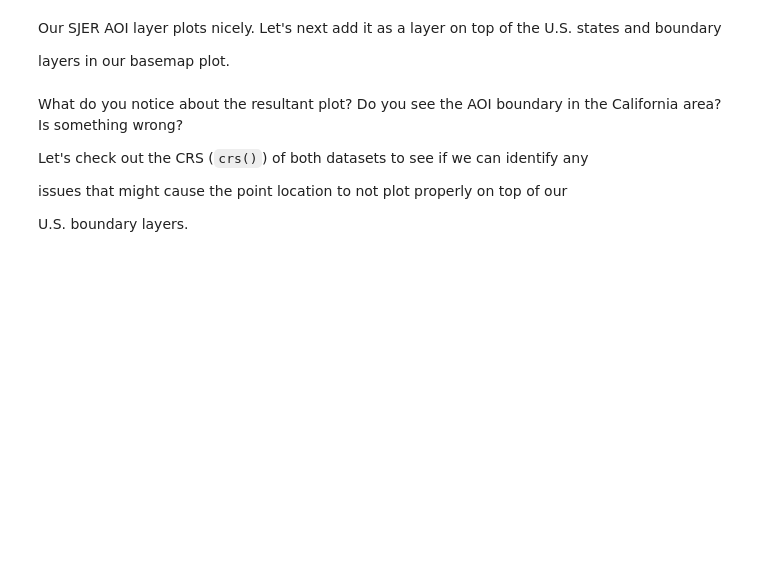
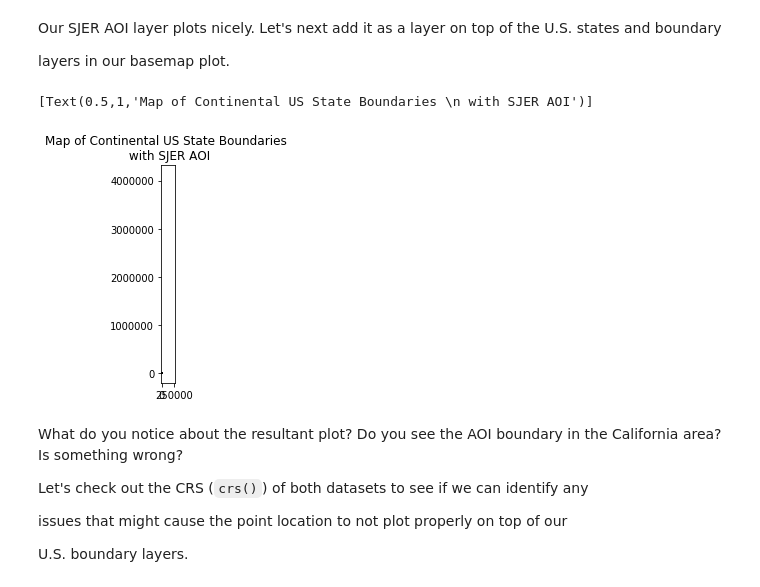
Before and after one commit to choldgraf/earthlab.github.io, a Jupyter notebook: _posts/course-materials/earth-analytics/python/live/week-5/in-class/2016-12-06-spatial04-reproject-vector-data-R.ipynb, the cells around one changed output. Drawn from its saved outputs; the diff is of its cells as text; code cells hidden in the pictures; blank space fills up the shorter version.

````diff
--- a/_posts/course-materials/earth-analytics/python/live/week-5/in-class/2016-12-06-spatial04-reproject-vector-data-R.ipynb
+++ b/_posts/course-materials/earth-analytics/python/live/week-5/in-class/2016-12-06-spatial04-reproject-vector-data-R.ipynb
@@ -325,43 +362,50 @@ Our SJER AOI layer plots nicely. Let's next add it as a layer on top of the U.S.
 
 layers in our basemap plot.
 # %%
-``` {r layer-point-on-states, fig.cap="plot states" }
+# ``` {r layer-point-on-states, fig.cap="plot states" }
 
-# plot state boundaries
+# # plot state boundaries
 
-plot(state_boundary_us,
+# plot(state_boundary_us,
 
-     main="Map of Continental US State Boundaries \n with SJER AOI",
+#      main="Map of Continental US State Boundaries \n with SJER AOI",
 
-     border="gray40")
+#      border="gray40")
 
 
 
-# add US border outline
+# # add US border outline
 
-plot(country_boundary_us,
+# plot(country_boundary_us,
 
-     lwd=4,
+#      lwd=4,
 
-     border="gray18",
+#      border="gray18",
 
-     add = TRUE)
+#      add = TRUE)
 
 
 
-# add AOI boundary
+# # add AOI boundary
 
-plot(sjer_aoi,
+# plot(sjer_aoi,
 
-     pch = 19,
+#      pch = 19,
 
-     col = "purple",
+#      col = "purple",
 
-     add = TRUE)
+#      add = TRUE)
 
 
 
-```
+# ```
+ax = state_boundary_us.plot()
+country_boundary_us.plot(ax=ax, color='k', alpha=.5)
+sjer_aoi.plot(ax=ax, color='r')
+ax.set(title="Map of Continental US State Boundaries \n with SJER AOI")
+# %% [output]
+[Text(0.5,1,'Map of Continental US State Boundaries \n with SJER AOI')]
+[figure, added]
 # %% [markdown]
 
 
````
Also changed, not shown: parts of 12 cells of this notebook, 1 other file.
